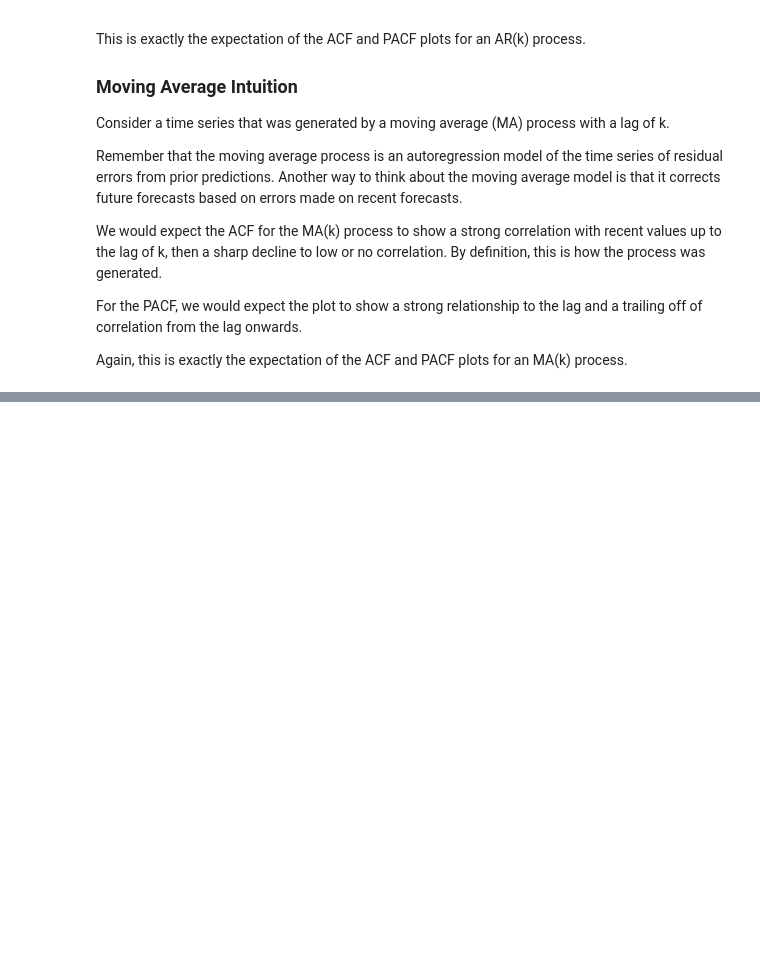
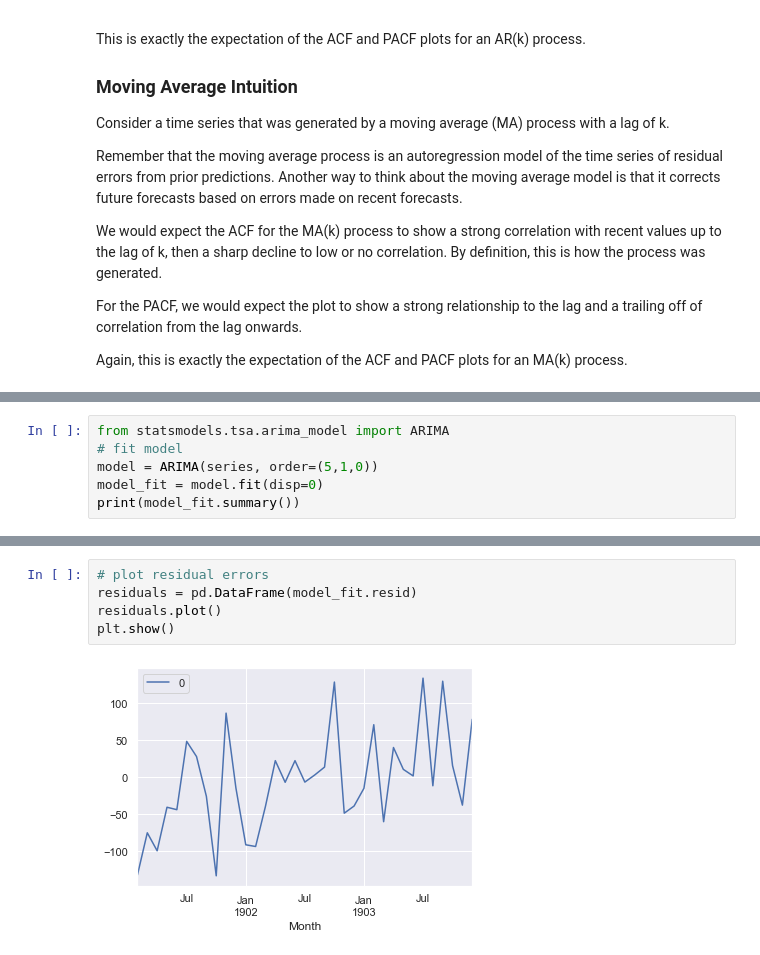
Before and after one commit to albahnsen/AdvancedMethodsDataAnalysisClass, a Jupyter notebook: notebooks/02-ARIMA.ipynb, the cells around one changed output, grey strips where cells are left out. Saved outputs shown, nothing was run; the diff lists cells and outputs as text; blank space fills up the shorter version.

```diff
--- a/notebooks/02-ARIMA.ipynb
+++ b/notebooks/02-ARIMA.ipynb
@@ -182,0 +261,6 @@ Again, this is exactly the expectation of the ACF and PACF plots for an MA(k) pr
+# %%
+from statsmodels.tsa.arima_model import ARIMA
+# fit model
+model = ARIMA(series, order=(5,1,0))
+model_fit = model.fit(disp=0)
+print(model_fit.summary())
@@ -182,0 +285,7 @@ Again, this is exactly the expectation of the ACF and PACF plots for an MA(k) pr
+# %%
+# plot residual errors
+residuals = pd.DataFrame(model_fit.resid)
+residuals.plot()
+plt.show()
+# %% [output]
+[figure, added]
```
Also changed, not shown: parts of 19 cells of this notebook, 3 other files.
